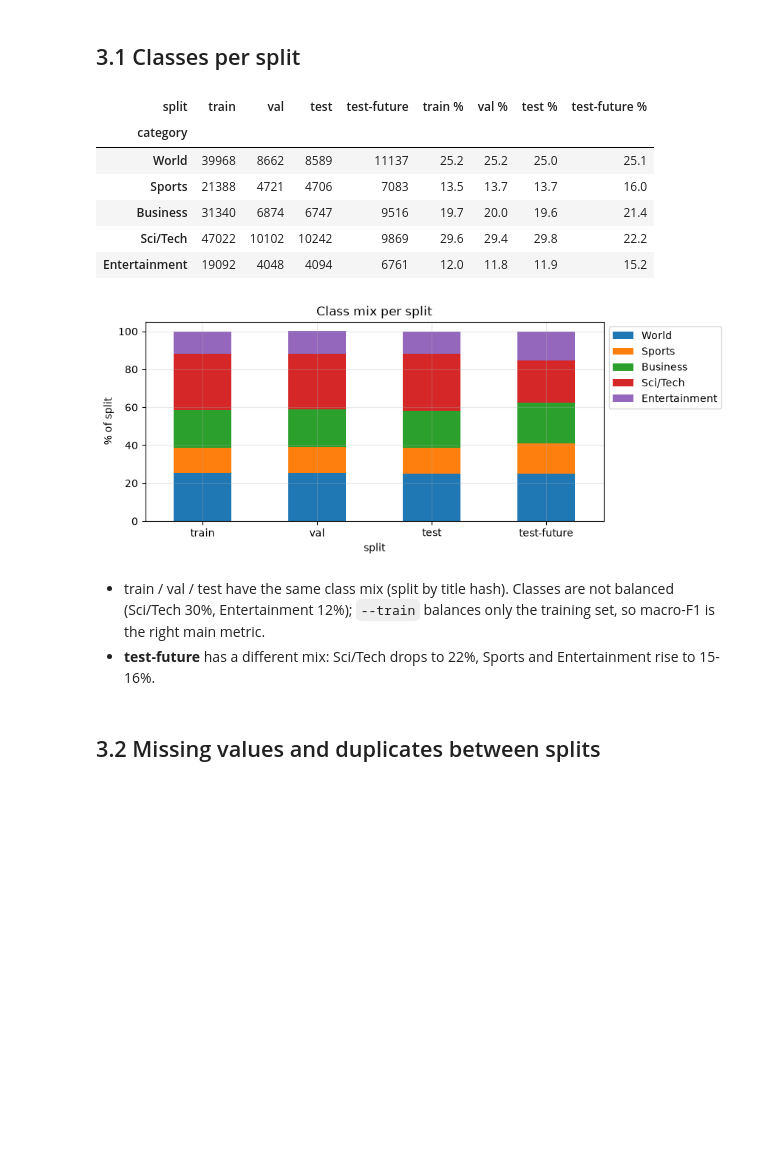
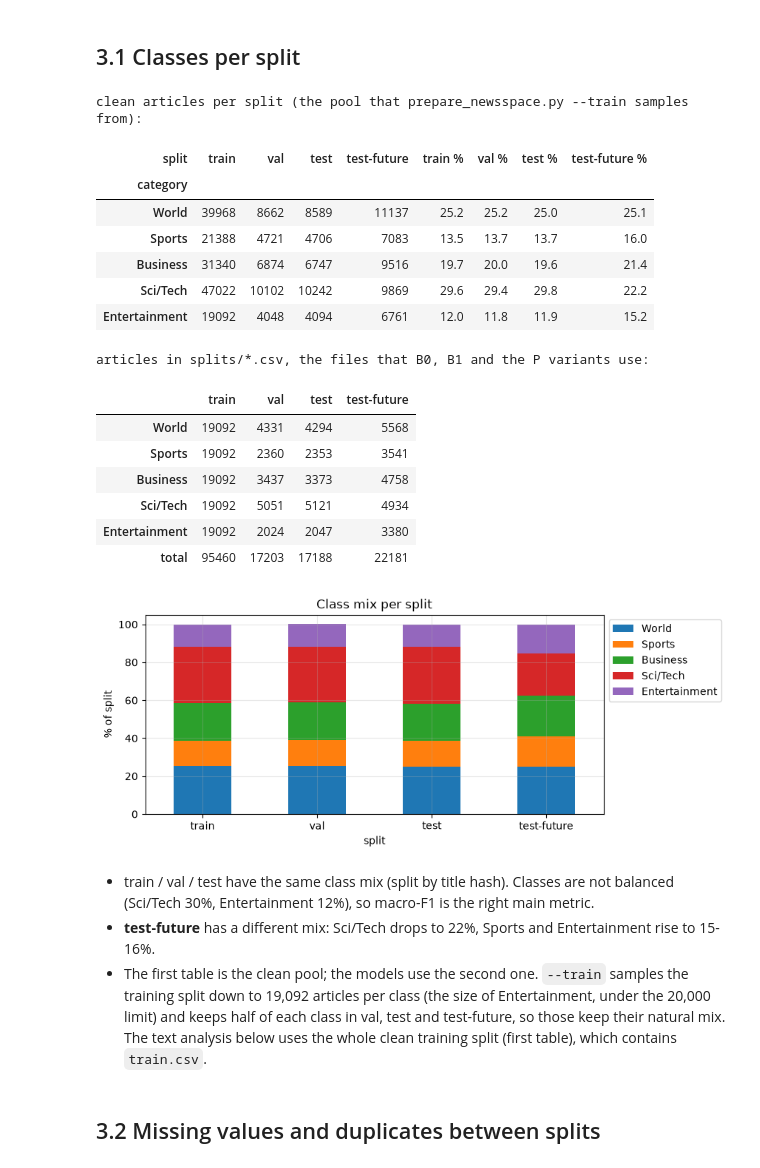
Before and after one commit to nr6000000/pw-przetwarzanie-danych, a Jupyter notebook: eda/eda_era_b.ipynb, the cells around one changed output. Drawn from its saved outputs; the diff is of its cells as text; code cells hidden in the pictures; blank space fills up the shorter version.

```diff
--- a/eda/eda_era_b.ipynb
+++ b/eda/eda_era_b.ipynb
@@ -53,23 +53,41 @@ print(f'{n_five:,} rows of the five classes -> {len(df):,} clean articles')
 # %%
 counts = pd.crosstab(df['category'], df['split']).loc[CLASSES, SPLITS]
 shares = counts.div(counts.sum()).mul(100).round(1)
+print('clean articles per split (the pool that prepare_newsspace.py --train samples from):')
 display(pd.concat([counts, shares.add_suffix(' %')], axis=1))
+used = pd.DataFrame({s: pd.read_csv(ROOT / 'splits' / f'{s}.csv', usecols=['category'])['category'].value_counts()
+                     for s in SPLITS}).loc[CLASSES]
+print('articles in splits/*.csv, the files that B0, B1 and the P variants use:')
+display(pd.concat([used, used.sum().to_frame('total').T]))
 shares.T.plot.bar(stacked=True, figsize=(8, 3.5), rot=0, ylabel='% of split', title='Class mix per split')
 plt.legend(bbox_to_anchor=(1, 1))
 plt.show()
 # %% [output]
+clean articles per split (the pool that prepare_newsspace.py --train samples from):
 | split | train | val | test | test-future | train % | val % | test % | test-future % |
 | category |  |  |  |  |  |  |  |  |
 | World | 39968 | 8662 | 8589 | 11137 | 25.2 | 25.2 | 25.0 | 25.1 |
 | Sports | 21388 | 4721 | 4706 | 7083 | 13.5 | 13.7 | 13.7 | 16.0 |
 | Business | 31340 | 6874 | 6747 | 9516 | 19.7 | 20.0 | 19.6 | 21.4 |
 | Sci/Tech | 47022 | 10102 | 10242 | 9869 | 29.6 | 29.4 | 29.8 | 22.2 |
 | Entertainment | 19092 | 4048 | 4094 | 6761 | 12.0 | 11.8 | 11.9 | 15.2 |
+articles in splits/*.csv, the files that B0, B1 and the P variants use:
+|  | train | val | test | test-future |
+| World | 19092 | 4331 | 4294 | 5568 |
+| Sports | 19092 | 2360 | 2353 | 3541 |
+| Business | 19092 | 3437 | 3373 | 4758 |
+| Sci/Tech | 19092 | 5051 | 5121 | 4934 |
+| Entertainment | 19092 | 2024 | 2047 | 3380 |
+| total | 95460 | 17203 | 17188 | 22181 |
 [figure]
 # %% [markdown]
 * train / val / test have the same class mix (split by title hash). Classes are not balanced (Sci/Tech 30%,
-  Entertainment 12%); `--train` balances only the training set, so macro-F1 is the right main metric.
+  Entertainment 12%), so macro-F1 is the right main metric.
 * **test-future** has a different mix: Sci/Tech drops to 22%, Sports and Entertainment rise to 15-16%.
+* The first table is the clean pool; the models use the second one. `--train` samples the training split down to
+  19,092 articles per class (the size of Entertainment, under the 20,000 limit) and keeps half of each class in val,
+  test and test-future, so those keep their natural mix. The text analysis below uses the whole clean training split
+  (first table), which contains `train.csv`.
 # %% [markdown]
 ## 3.2 Missing values and duplicates between splits
 # %%
```
Also changed, not shown: parts of 9 cells of this notebook, 5 other files.
